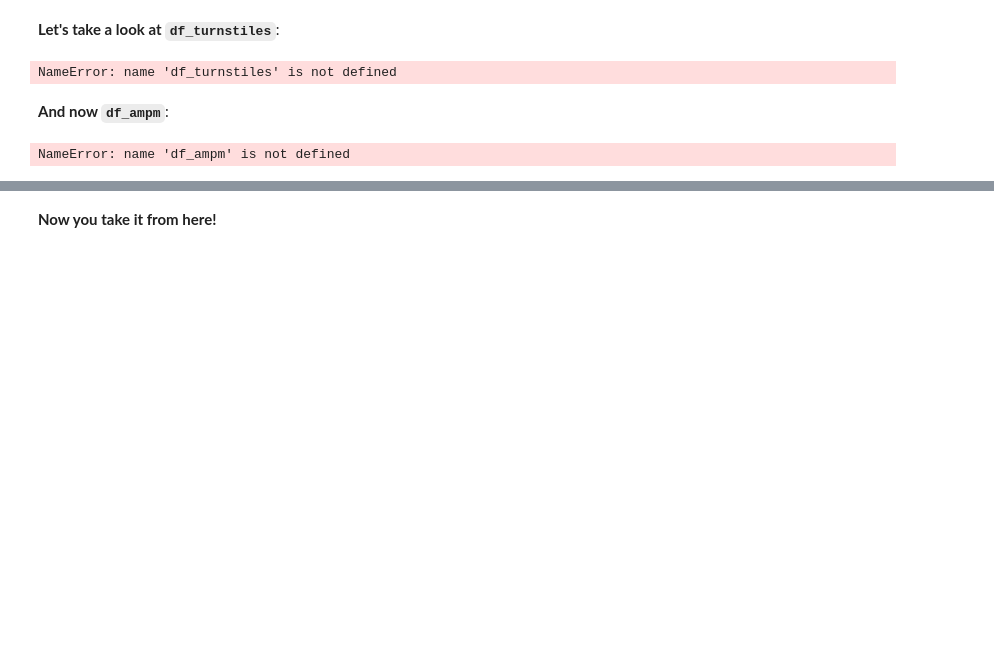
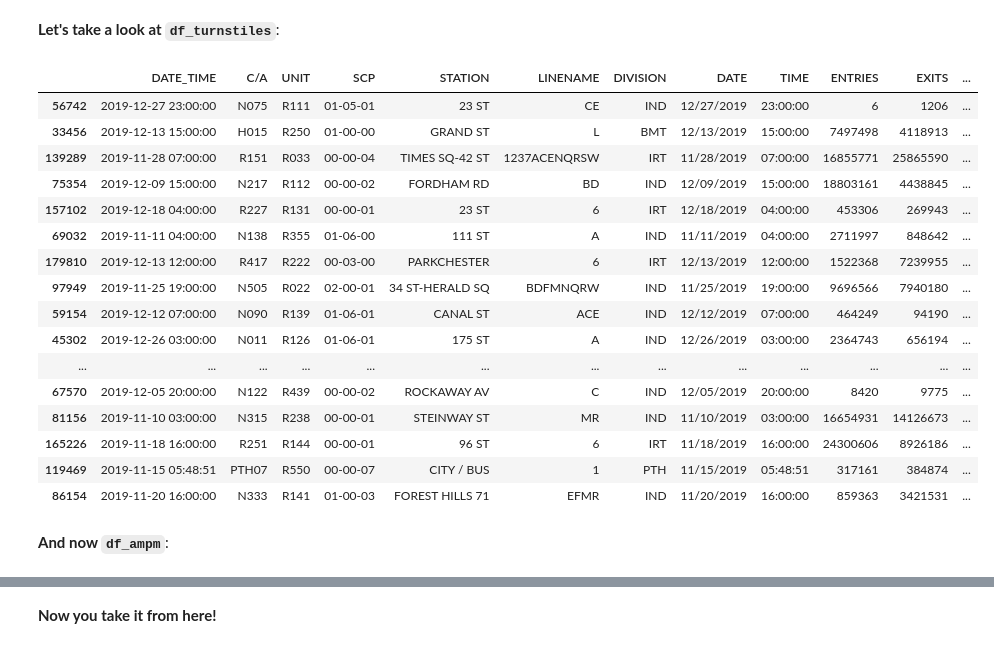
Before and after one commit to weizhao-BME/metis-project1, a Jupyter notebook: code/fresh_start.ipynb, the cells around one changed output, grey strips where cells are left out. Saved outputs shown, nothing was run; the diff lists cells and outputs as text; code cells hidden in the pictures; blank space fills up the shorter version.

```diff
--- a/code/fresh_start.ipynb
+++ b/code/fresh_start.ipynb
@@ -16,12 +14,24 @@ ModuleNotFoundError: No module named 'clean2.py'; 'clean2' is not a package
 # %% [markdown]
 **Let's take a look at ``df_turnstiles``**:
-# %%
-df_turnstiles.tail(5)
-# %% [output]
-NameError: name 'df_turnstiles' is not defined
+# %%
+df_turnstiles.sample(35)
+# %% [output]
+|  | DATE_TIME | C/A | UNIT | SCP | STATION | LINENAME | DIVISION | DATE | TIME | ENTRIES | EXITS | ... |
+| 56742 | 2019-12-27 23:00:00 | N075 | R111 | 01-05-01 | 23 ST | CE | IND | 12/27/2019 | 23:00:00 | 6 | 1206 | ... |
+| 33456 | 2019-12-13 15:00:00 | H015 | R250 | 01-00-00 | GRAND ST | L | BMT | 12/13/2019 | 15:00:00 | 7497498 | 4118913 | ... |
+| 139289 | 2019-11-28 07:00:00 | R151 | R033 | 00-00-04 | TIMES SQ-42 ST | 1237ACENQRSW | IRT | 11/28/2019 | 07:00:00 | 16855771 | 25865590 | ... |
+| 75354 | 2019-12-09 15:00:00 | N217 | R112 | 00-00-02 | FORDHAM RD | BD | IND | 12/09/2019 | 15:00:00 | 18803161 | 4438845 | ... |
+| 157102 | 2019-12-18 04:00:00 | R227 | R131 | 00-00-01 | 23 ST | 6 | IRT | 12/18/2019 | 04:00:00 | 453306 | 269943 | ... |
+| 69032 | 2019-11-11 04:00:00 | N138 | R355 | 01-06-00 | 111 ST | A | IND | 11/11/2019 | 04:00:00 | 2711997 | 848642 | ... |
+| 179810 | 2019-12-13 12:00:00 | R417 | R222 | 00-03-00 | PARKCHESTER | 6 | IRT | 12/13/2019 | 12:00:00 | 1522368 | 7239955 | ... |
+| 97949 | 2019-11-25 19:00:00 | N505 | R022 | 02-00-01 | 34 ST-HERALD SQ | BDFMNQRW | IND | 11/25/2019 | 19:00:00 | 9696566 | 7940180 | ... |
+| 59154 | 2019-12-12 07:00:00 | N090 | R139 | 01-06-01 | CANAL ST | ACE | IND | 12/12/2019 | 07:00:00 | 464249 | 94190 | ... |
+| 45302 | 2019-12-26 03:00:00 | N011 | R126 | 01-06-01 | 175 ST | A | IND | 12/26/2019 | 03:00:00 | 2364743 | 656194 | ... |
+| ... | ... | ... | ... | ... | ... | ... | ... | ... | ... | ... | ... | ... |
+| 67570 | 2019-12-05 20:00:00 | N122 | R439 | 00-00-02 | ROCKAWAY AV | C | IND | 12/05/2019 | 20:00:00 | 8420 | 9775 | ... |
+| 81156 | 2019-11-10 03:00:00 | N315 | R238 | 00-00-01 | STEINWAY ST | MR | IND | 11/10/2019 | 03:00:00 | 16654931 | 14126673 | ... |
+| 165226 | 2019-11-18 16:00:00 | R251 | R144 | 00-00-01 | 96 ST | 6 | IRT | 11/18/2019 | 16:00:00 | 24300606 | 8926186 | ... |
+| 119469 | 2019-11-15 05:48:51 | PTH07 | R550 | 00-00-07 | CITY / BUS | 1 | PTH | 11/15/2019 | 05:48:51 | 317161 | 384874 | ... |
+| 86154 | 2019-11-20 16:00:00 | N333 | R141 | 01-00-03 | FOREST HILLS 71 | EFMR | IND | 11/20/2019 | 16:00:00 | 859363 | 3421531 | ... |
 # %% [markdown]
 **And now ``df_ampm``**:
-# %%
-df_ampm.head(5)
-# %% [output]
-NameError: name 'df_ampm' is not defined
```
Also changed, not shown: parts of 2 cells of this notebook, 2 other files.
